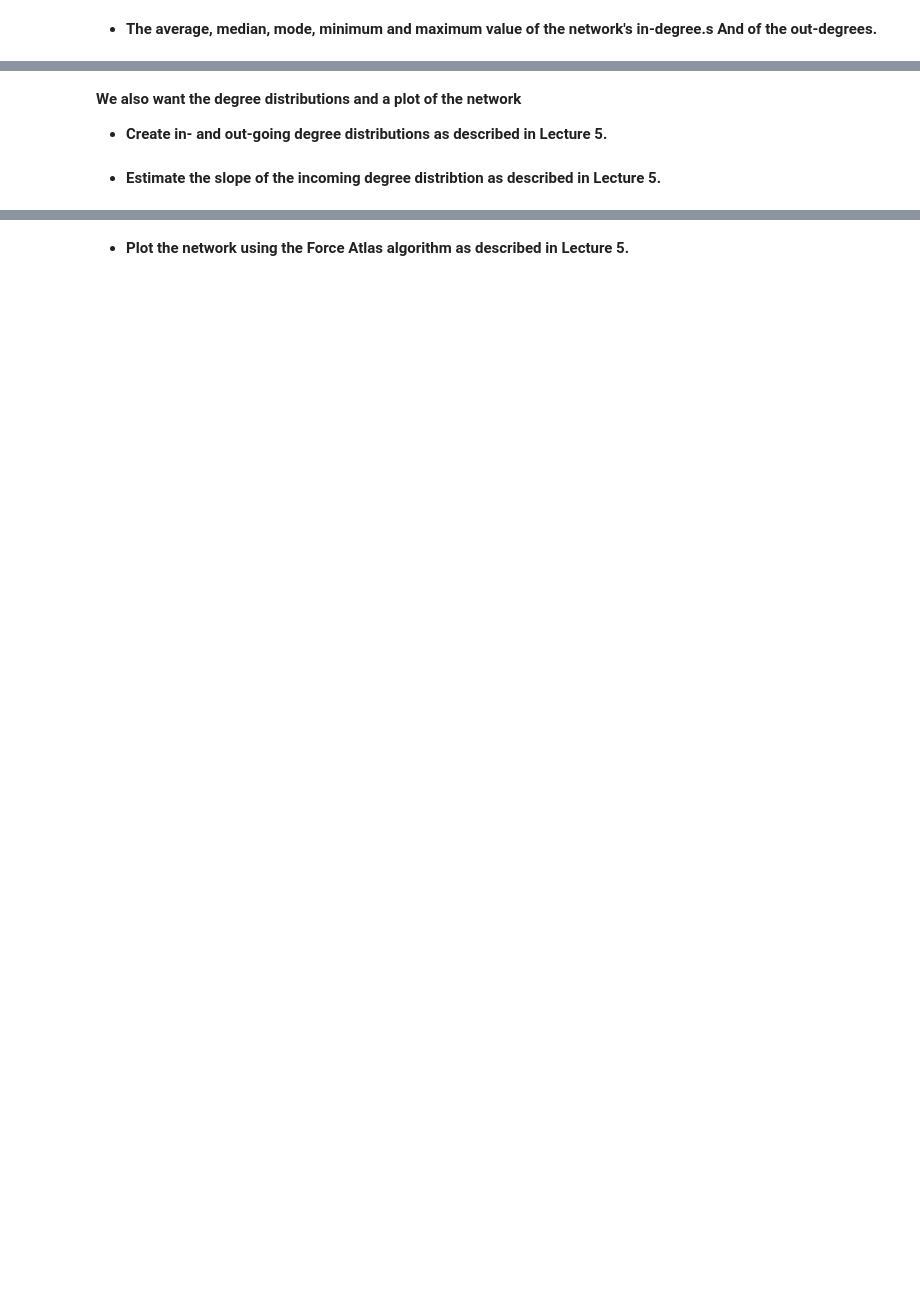
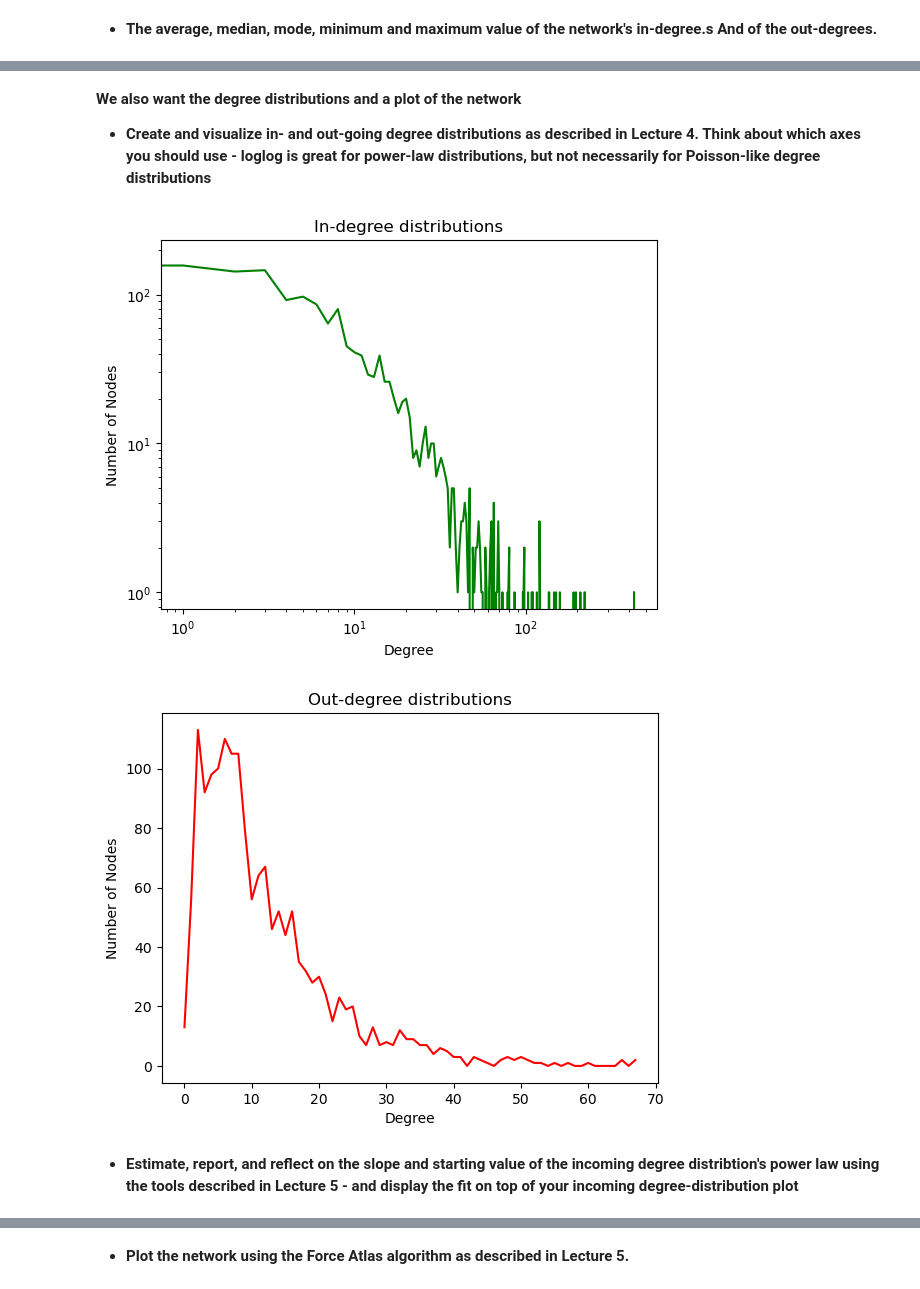
Before and after one commit to pete414n/02805SG, a Jupyter notebook: assignment2/assignment2.ipynb, the cells around one changed output, grey strips where cells are left out. Drawn from its saved outputs; the diff is of its cells as text; code cells hidden in the pictures; blank space fills up the shorter version.

```diff
--- a/assignment2/assignment2.ipynb
+++ b/assignment2/assignment2.ipynb
@@ -91,9 +105,35 @@ We have chosen not to include all the characters with pages that were redirectt.
 # %% [markdown]
 **We also want the degree distributions and a plot of the network**
-- **Create in- and out-going degree distributions as described in Lecture 5.**
+- **Create and visualize in- and out-going degree distributions as described in Lecture 4. Think about which axes you should use - loglog is great for power-law distributions, but not necessarily for Poisson-like degree distributions**
+# %%
+# Creating the degree distirbution for in and out degress
+in_counts, in_bins = np.histogram(in_degree_list, bins=max_in_degree)
+out_counts, out_bins = np.histogram(out_degree_list, bins=max_out_degree)
+
+#Plotting the in-degree distribution with log-log axes
+#as the in-degree distribution is much like a power-law distribution
+plt.plot(in_bins[:-1], in_counts, color = 'green')
+plt.xscale('log')
+plt.yscale('log')
+plt.xlabel('Degree')
+plt.ylabel('Number of Nodes')
+plt.title('In-degree distributions')
+plt.show()
+
+#Plotting the out-degree distribution with normal axes
+#as the out-degree distribution is much like a Poisson distribution
+plt.plot(in_bins[:-1], in_counts, color = 'green')
+plt.plot(out_bins[:-1], out_counts, color = 'red')
+plt.xlabel('Degree')
+plt.ylabel('Number of Nodes')
+plt.title('Out-degree distributions')
+plt.show()
+# %% [output]
+[figure, added]
+[figure, added]
 # %%
 #
 alpha_in = powerlaw.Fit(in_degree_list)
 alpha_out = powerlaw.Fit(out_degree_list)
 # %% [markdown]
-- **Estimate the slope of the incoming degree distribtion as described in Lecture 5.**
+- **Estimate, report, and reflect on the slope and starting value of the incoming degree distribtion's power law using the tools described in Lecture 5 - and display the fit on top of your incoming degree-distribution plot**
```
Also changed, not shown: parts of 10 cells of this notebook.
